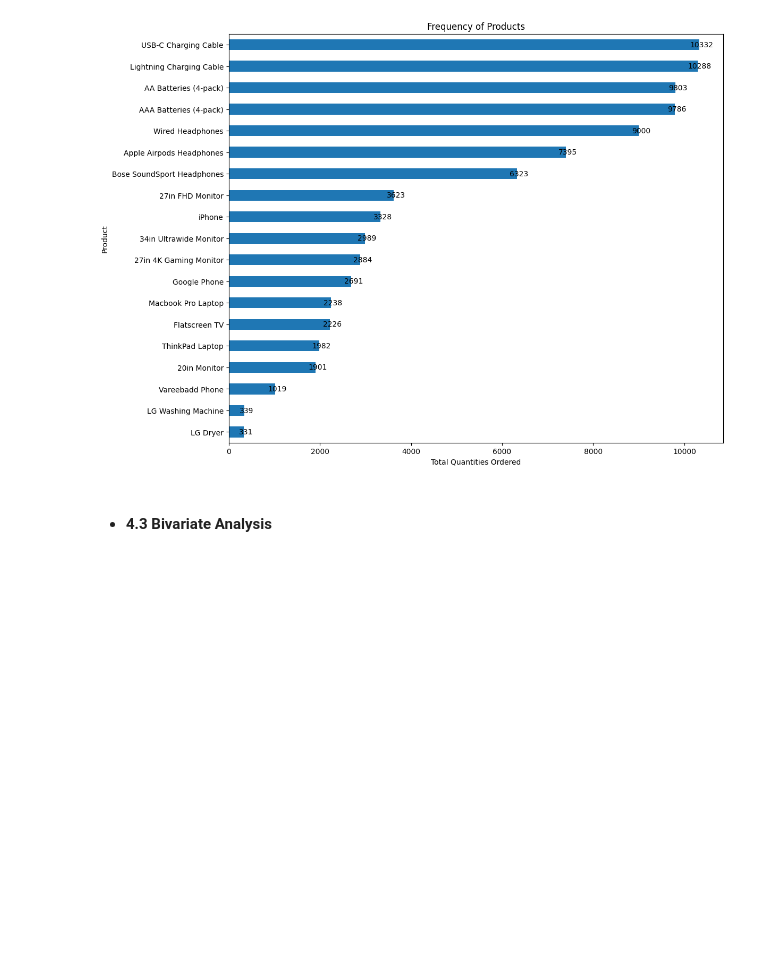
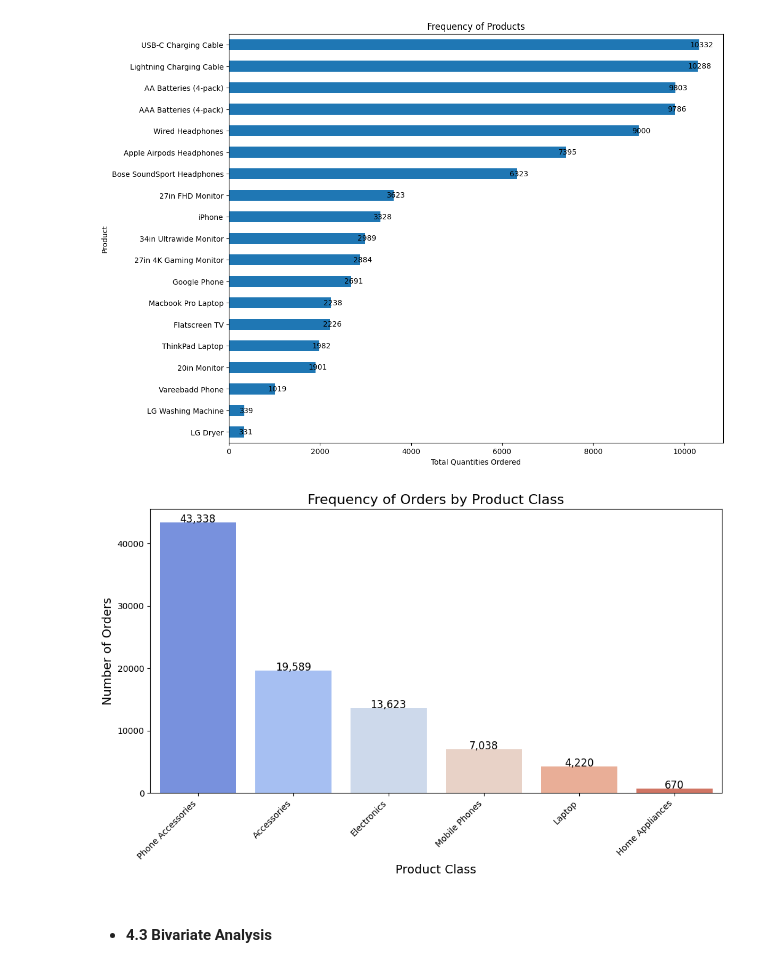
Before and after one commit to BamBamOguns/Sales_Analysis_And_Dashboarding, a Jupyter notebook: main.ipynb, the cells around one changed output. Cells and saved outputs as stored; diff of their text form; code cells hidden in the pictures; blank space fills up the shorter version.

```diff
--- a/main.ipynb
+++ b/main.ipynb
@@ -1254,6 +1296,30 @@ LG Washing Machine              339
 LG Dryer                        331
 Name: count, dtype: int64
 [figure]
+# %%
+# Count the number of occurrences for each Product Class
+product_class_counts = combined_data_2019_sales['Product_Class'].value_counts()
+
+# Plotting the result
+plt.figure(figsize = (12, 6))
+sns.barplot(x = product_class_counts.index, y= product_class_counts.values, palette = "coolwarm")
+
+# Add title and labels
+plt.title('Frequency of Orders by Product Class', fontsize = 16)
+plt.xlabel('Product Class', fontsize = 14)
+plt.ylabel('Number of Orders', fontsize = 14)
+plt.xticks(rotation = 45, ha = 'right')
+
+# Annotate each bar with its count value
+for i in range(len(product_class_counts)):
+    plt.text(i, product_class_counts.values[i] + 10,  # Adjust the y position (+10) to avoid overlap
+             f'{product_class_counts.values[i]:,}',  # Format number with commas
+             ha = 'center', fontsize = 12)
+
+# Show the plot
+plt.show()
+# %% [output]
+[figure, added]
 # %% [markdown]
 - #### 4.3 **Bivariate Analysis**
 # %%
```
Also changed, not shown: parts of 4 cells of this notebook, 3 other files.
